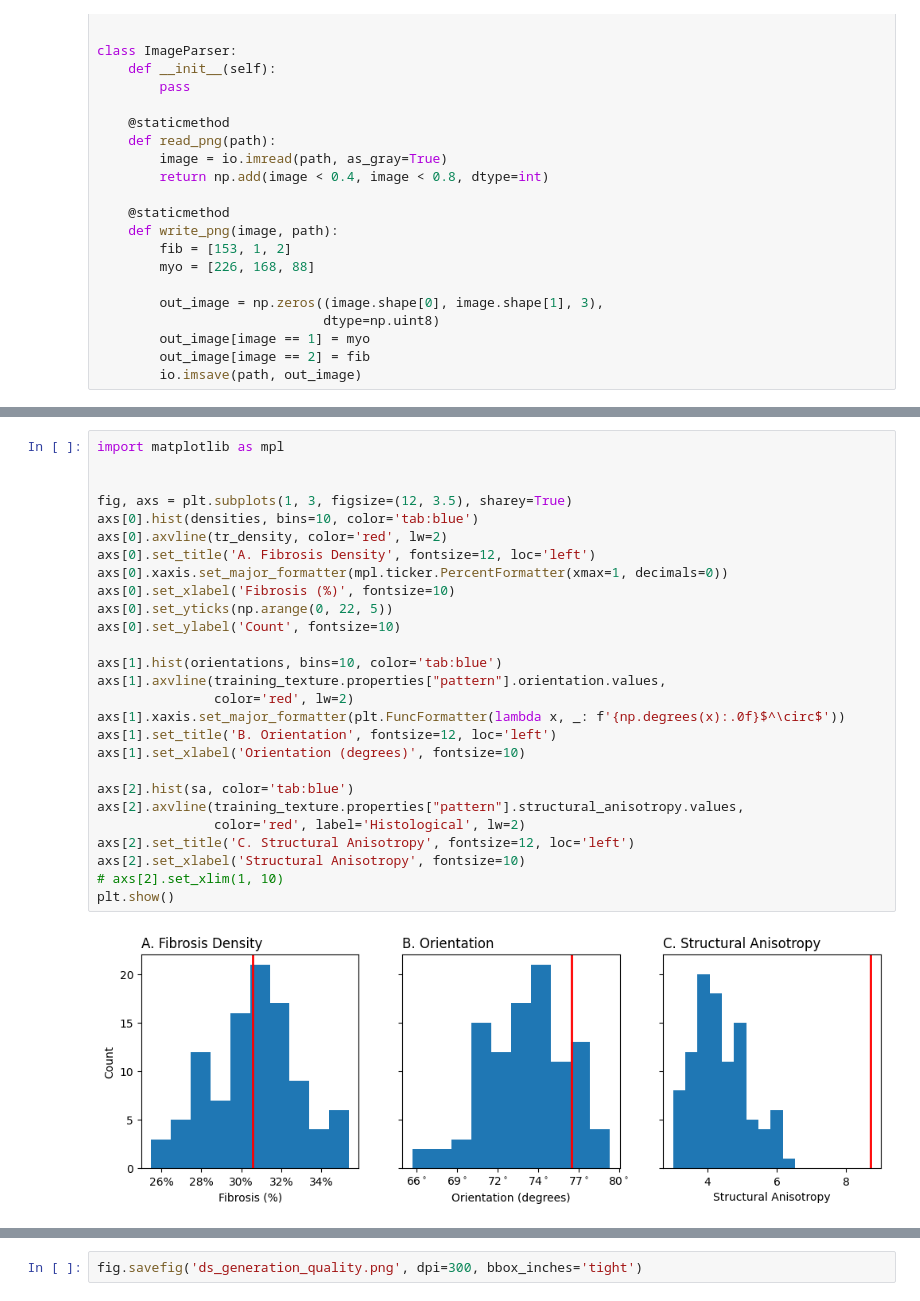
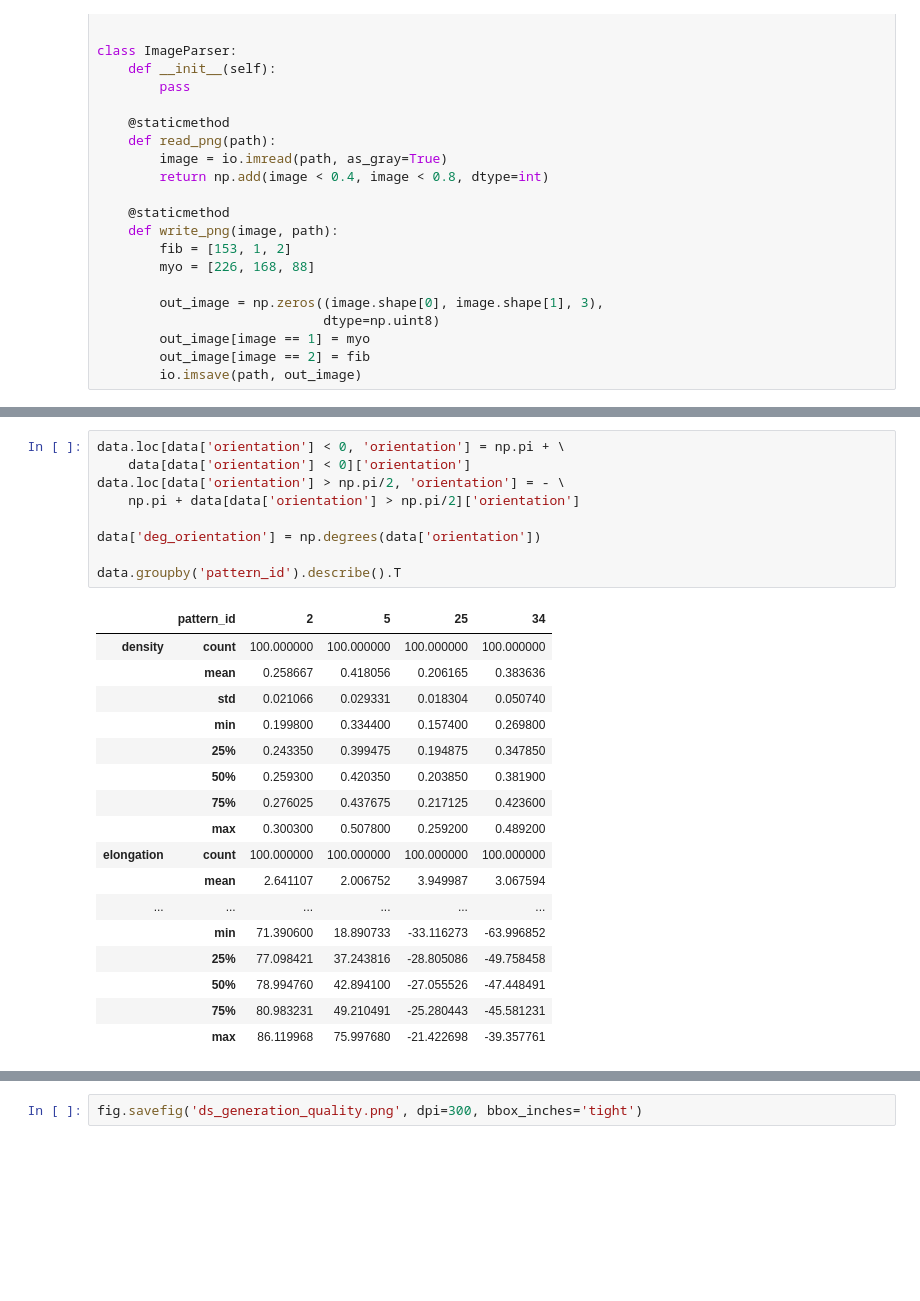
Before and after one commit to TiNezlobinsky/BiTis, a Jupyter notebook: examples/stats.ipynb, the cells around one changed output, grey strips where cells are left out. Saved outputs shown, nothing was run; the diff lists cells and outputs as text; blank space fills up the shorter version.

```diff
--- a/examples/stats.ipynb
+++ b/examples/stats.ipynb
@@ -147,29 +130,27 @@ plt.show()
-# %%
-import matplotlib as mpl
-
-
-fig, axs = plt.subplots(1, 3, figsize=(12, 3.5), sharey=True)
-axs[0].hist(densities, bins=10, color='tab:blue')
-axs[0].axvline(tr_density, color='red', lw=2)
-axs[0].set_title('A. Fibrosis Density', fontsize=12, loc='left')
-axs[0].xaxis.set_major_formatter(mpl.ticker.PercentFormatter(xmax=1, decimals=0))
-axs[0].set_xlabel('Fibrosis (%)', fontsize=10)
-axs[0].set_yticks(np.arange(0, 22, 5))
-axs[0].set_ylabel('Count', fontsize=10)
-
-axs[1].hist(orientations, bins=10, color='tab:blue')
-axs[1].axvline(training_texture.properties["pattern"].orientation.values,
-               color='red', lw=2)
-axs[1].xaxis.set_major_formatter(plt.FuncFormatter(lambda x, _: f'{np.degrees(x):.0f}$^\circ$'))
-axs[1].set_title('B. Orientation', fontsize=12, loc='left')
-axs[1].set_xlabel('Orientation (degrees)', fontsize=10)
-
-axs[2].hist(sa, color='tab:blue')
-axs[2].axvline(training_texture.properties["pattern"].structural_anisotropy.values,
-               color='red', label='Histological', lw=2)
-axs[2].set_title('C. Structural Anisotropy', fontsize=12, loc='left')
-axs[2].set_xlabel('Structural Anisotropy', fontsize=10)
-# axs[2].set_xlim(1, 10)
-plt.show()
-# %% [output]
-[figure, removed]
+# %%
+data.loc[data['orientation'] < 0, 'orientation'] = np.pi + \
+    data[data['orientation'] < 0]['orientation']
+data.loc[data['orientation'] > np.pi/2, 'orientation'] = - \
+    np.pi + data[data['orientation'] > np.pi/2]['orientation']
+
+data['deg_orientation'] = np.degrees(data['orientation'])
+
+data.groupby('pattern_id').describe().T
+# %% [output]
+|  | pattern_id | 2 | 5 | 25 | 34 |
+| density | count | 100.000000 | 100.000000 | 100.000000 | 100.000000 |
+|  | mean | 0.258667 | 0.418056 | 0.206165 | 0.383636 |
+|  | std | 0.021066 | 0.029331 | 0.018304 | 0.050740 |
+|  | min | 0.199800 | 0.334400 | 0.157400 | 0.269800 |
+|  | 25% | 0.243350 | 0.399475 | 0.194875 | 0.347850 |
+|  | 50% | 0.259300 | 0.420350 | 0.203850 | 0.381900 |
+|  | 75% | 0.276025 | 0.437675 | 0.217125 | 0.423600 |
+|  | max | 0.300300 | 0.507800 | 0.259200 | 0.489200 |
+| elongation | count | 100.000000 | 100.000000 | 100.000000 | 100.000000 |
+|  | mean | 2.641107 | 2.006752 | 3.949987 | 3.067594 |
+| ... | ... | ... | ... | ... | ... |
+|  | min | 71.390600 | 18.890733 | -33.116273 | -63.996852 |
+|  | 25% | 77.098421 | 37.243816 | -28.805086 | -49.758458 |
+|  | 50% | 78.994760 | 42.894100 | -27.055526 | -47.448491 |
+|  | 75% | 80.983231 | 49.210491 | -25.280443 | -45.581231 |
+|  | max | 86.119968 | 75.997680 | -21.422698 | -39.357761 |
```
Also changed, not shown: parts of 15 cells of this notebook, 9 other files.
